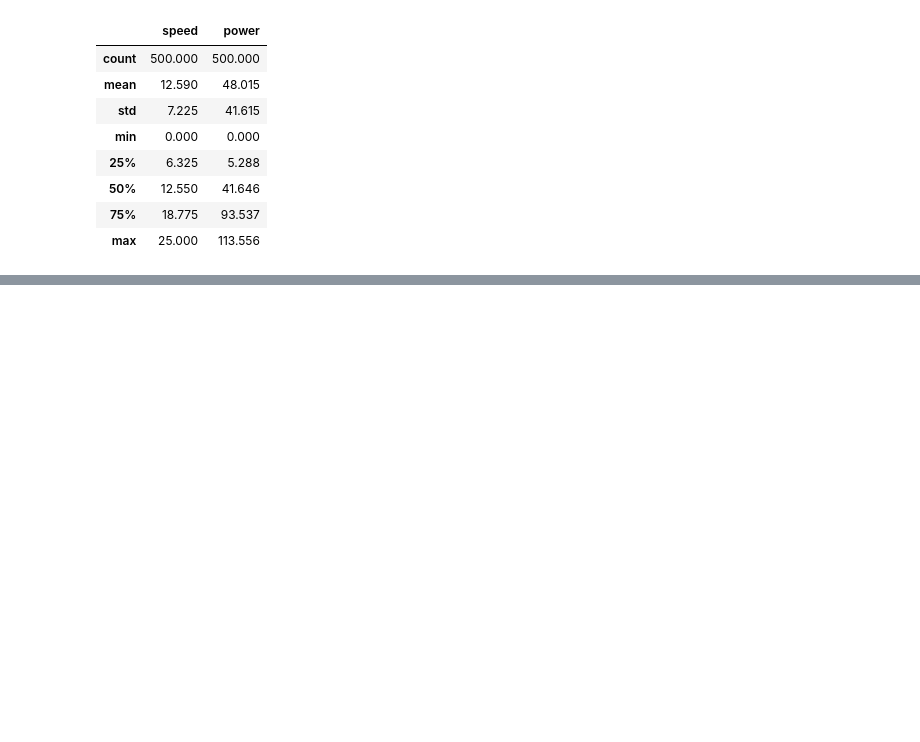
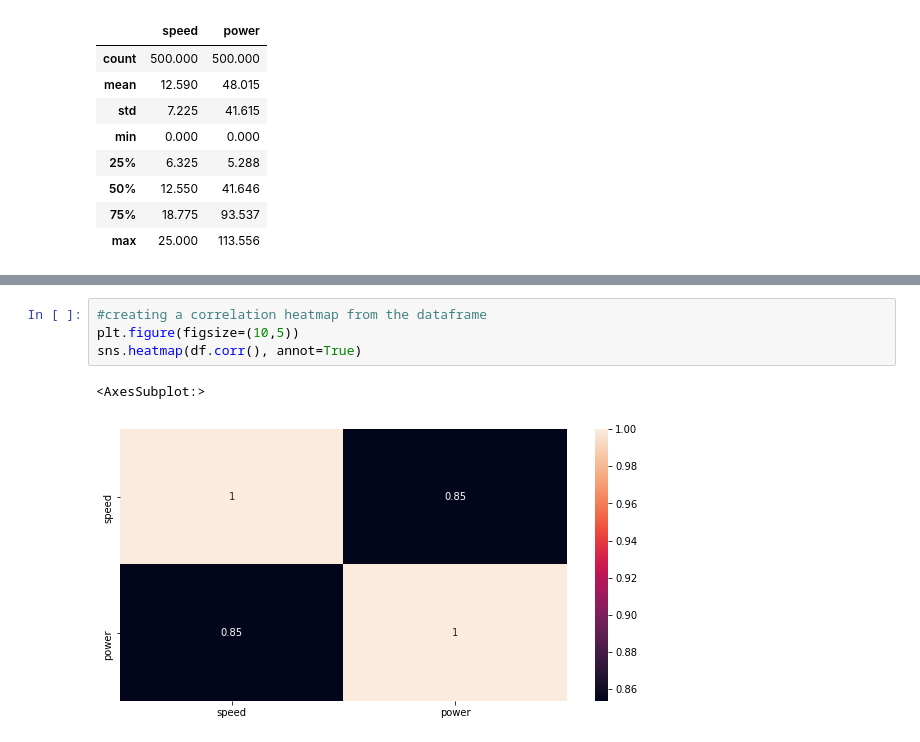
Before and after one commit to AzizDialloG/Project-2020-Fundamentals-of-Data-Analysis, a Jupyter notebook: Project 2020 Fundamentals of Data Analysis - Linear Regression.ipynb, the cells around one changed output, grey strips where cells are left out. Saved outputs shown, nothing was run; the diff lists cells and outputs as text; blank space fills up the shorter version.

```diff
--- a/Project 2020 Fundamentals of Data Analysis - Linear Regression.ipynb
+++ b/Project 2020 Fundamentals of Data Analysis - Linear Regression.ipynb
@@ -100,0 +119,7 @@ df.describe().round(decimals=3) #understanding the descriptive statistics overvi
+# %%
+#creating a correlation heatmap from the dataframe
+plt.figure(figsize=(10,5))
+sns.heatmap(df.corr(), annot=True)
+# %% [output]
+<AxesSubplot:>
+[figure, added]
```
Also changed, not shown: parts of 4 cells of this notebook.
